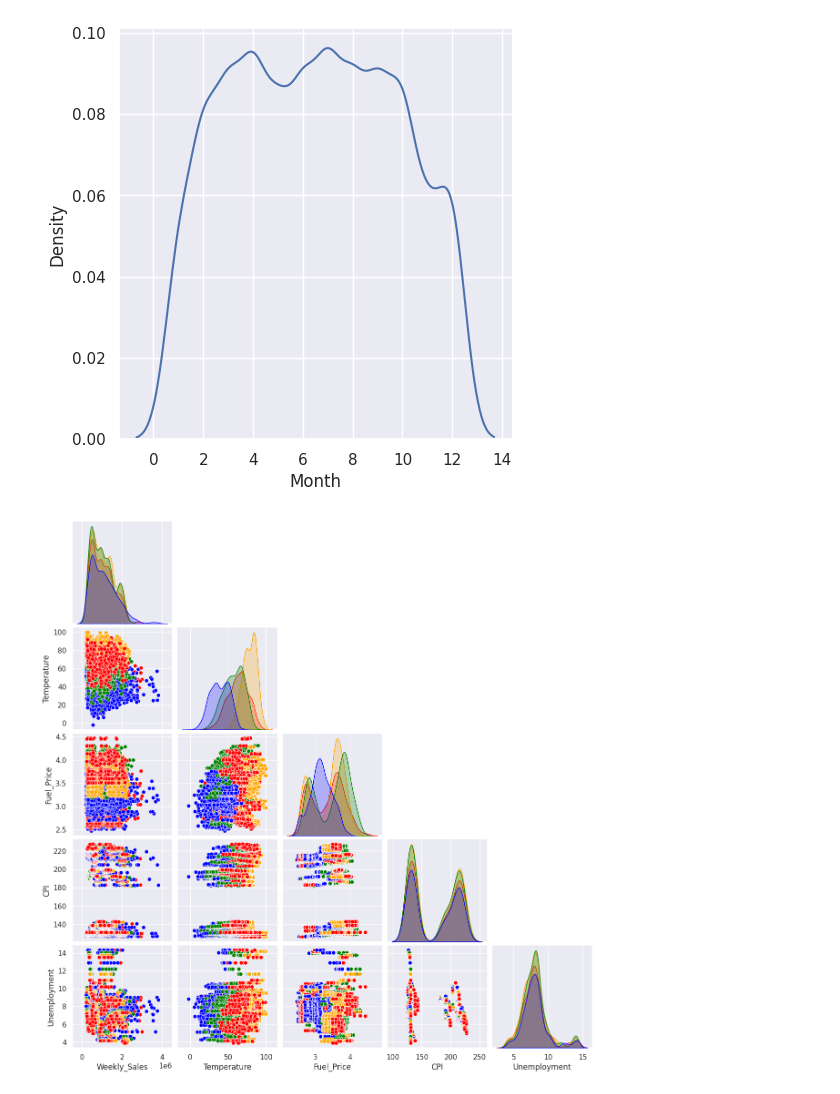
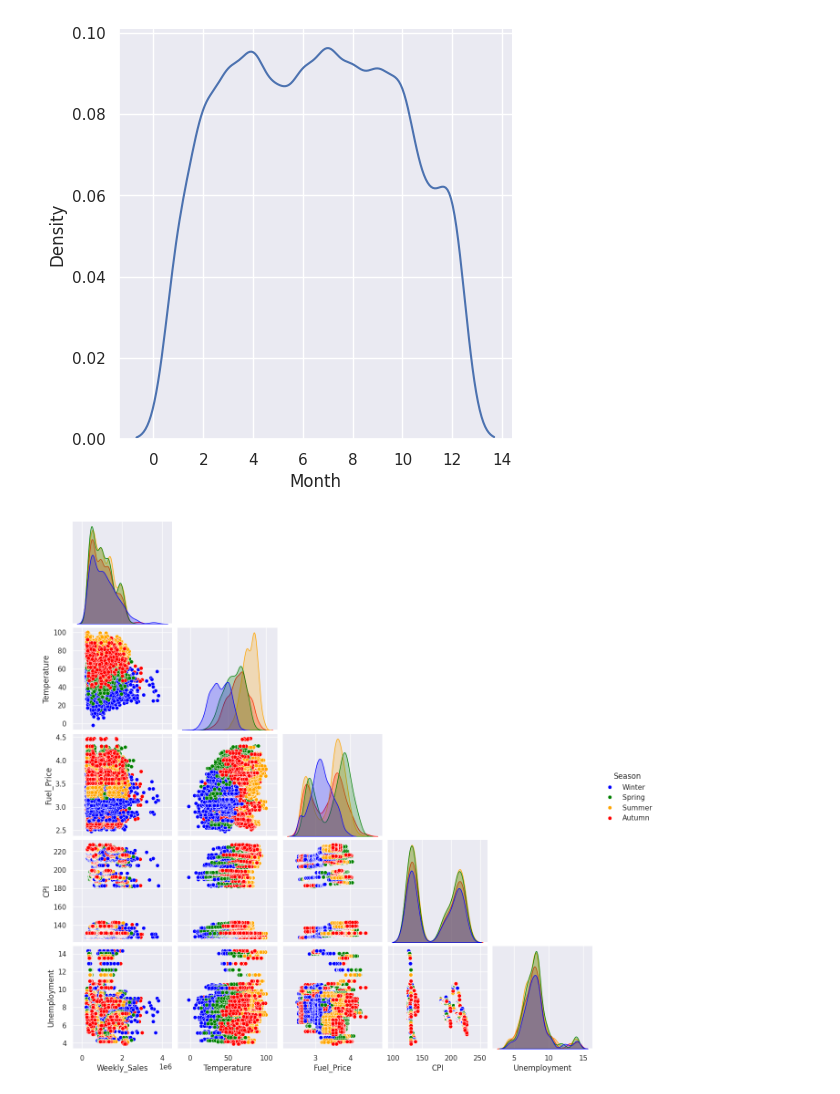
Before and after one commit to pullz6/Retail_Prediction, a Jupyter notebook: Retail_Forecasting.ipynb, the cells around one changed output. Drawn from its saved outputs; the diff is of its cells as text; code cells hidden in the pictures.

```diff
--- a/Retail_Forecasting.ipynb
+++ b/Retail_Forecasting.ipynb
@@ -160,6 +161,5 @@ sns.displot(df, x="Month", kind="kde")
 # %%
 season_colors = {'Winter':'blue','Spring':'green','Summer':'orange','Autumn':'red'}
 g = sns.pairplot(df[['Weekly_Sales','Temperature','Fuel_Price','CPI','Unemployment','Season']],corner=True,hue='Season',palette=season_colors)
-g._legend.remove()
 # %% [output]
-[figure, old version]
+[figure, new version]
```
Also changed, not shown: parts of 4 cells of this notebook.
